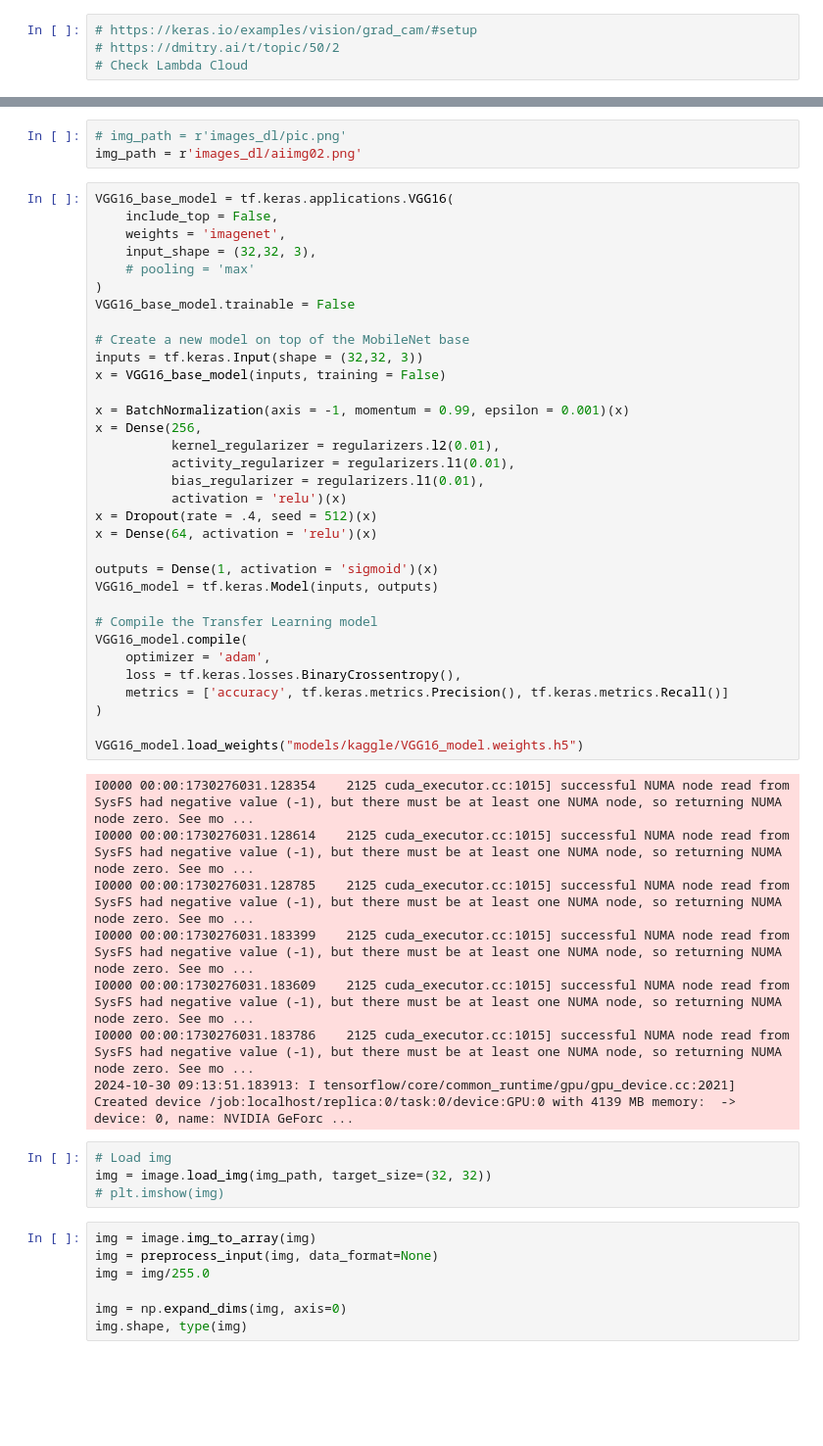
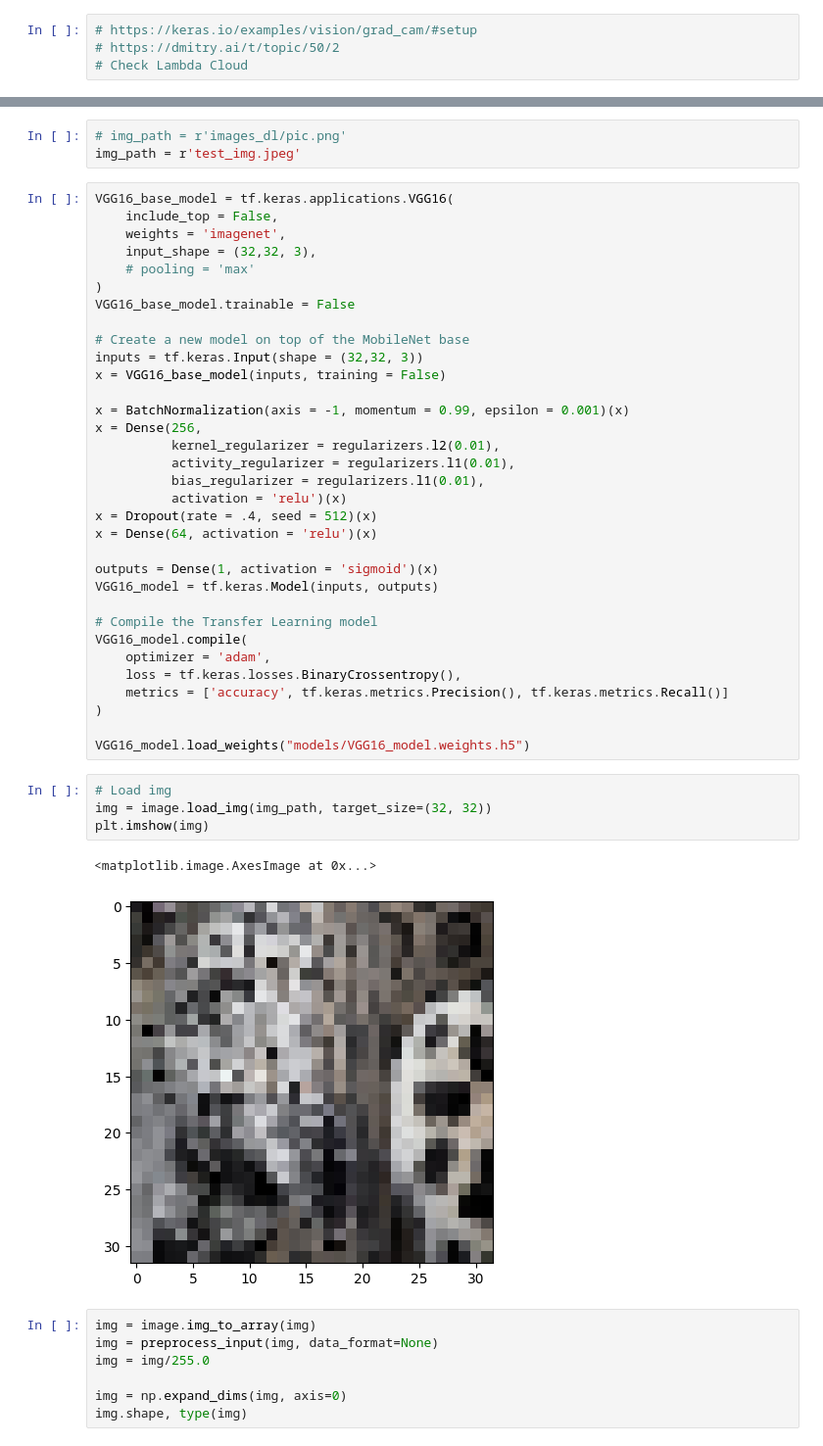
Before and after one commit to Lindayh/hve_projects, a Jupyter notebook: GRADCAM_VGG16_v1.0.ipynb, the cells around one changed output, grey strips where cells are left out. Shown: that part at 98% size. Drawn from its saved outputs; the diff is of its cells as text; blank space fills up the shorter version.

```diff
--- a/GRADCAM_VGG16_v1.0.ipynb
+++ b/GRADCAM_VGG16_v1.0.ipynb
@@ -63,6 +52,6 @@ I0000 00:00:1730276031.089254    2125 cuda_executor.cc:1015] successful NUMA nod
 # %%
 # img_path = r'images_dl/pic.png'
-img_path = r'images_dl/aiimg02.png'
+img_path = r'test_img.jpeg'
 # %%
 VGG16_base_model = tf.keras.applications.VGG16(
     include_top = False,
@@ -95,19 +84,14 @@ VGG16_model.compile(
     metrics = ['accuracy', tf.keras.metrics.Precision(), tf.keras.metrics.Recall()]
 )
 
-VGG16_model.load_weights("models/kaggle/VGG16_model.weights.h5")
+VGG16_model.load_weights("models/VGG16_model.weights.h5")
-# %% [output]
-I0000 00:00:1730276031.128354    2125 cuda_executor.cc:1015] successful NUMA node read from SysFS had negative value (-1), but there must be at least one NUMA node, so returning NUMA node zero. See mo ...
-I0000 00:00:1730276031.128614    2125 cuda_executor.cc:1015] successful NUMA node read from SysFS had negative value (-1), but there must be at least one NUMA node, so returning NUMA node zero. See mo ...
-I0000 00:00:1730276031.128785    2125 cuda_executor.cc:1015] successful NUMA node read from SysFS had negative value (-1), but there must be at least one NUMA node, so returning NUMA node zero. See mo ...
-I0000 00:00:1730276031.183399    2125 cuda_executor.cc:1015] successful NUMA node read from SysFS had negative value (-1), but there must be at least one NUMA node, so returning NUMA node zero. See mo ...
-I0000 00:00:1730276031.183609    2125 cuda_executor.cc:1015] successful NUMA node read from SysFS had negative value (-1), but there must be at least one NUMA node, so returning NUMA node zero. See mo ...
-I0000 00:00:1730276031.183786    2125 cuda_executor.cc:1015] successful NUMA node read from SysFS had negative value (-1), but there must be at least one NUMA node, so returning NUMA node zero. See mo ...
-2024-10-30 09:13:51.183913: I tensorflow/core/common_runtime/gpu/gpu_device.cc:2021] Created device /job:localhost/replica:0/task:0/device:GPU:0 with 4139 MB memory:  -> device: 0, name: NVIDIA GeForc ...
 # %%
 # Load img
 img = image.load_img(img_path, target_size=(32, 32))
-# plt.imshow(img)
+plt.imshow(img)
+# %% [output]
+<matplotlib.image.AxesImage at 0x...>
+[figure, added]
 # %%
 img = image.img_to_array(img)
 img = preprocess_input(img, data_format=None)
```
Also changed, not shown: parts of 5 cells of this notebook, 1 other file.
